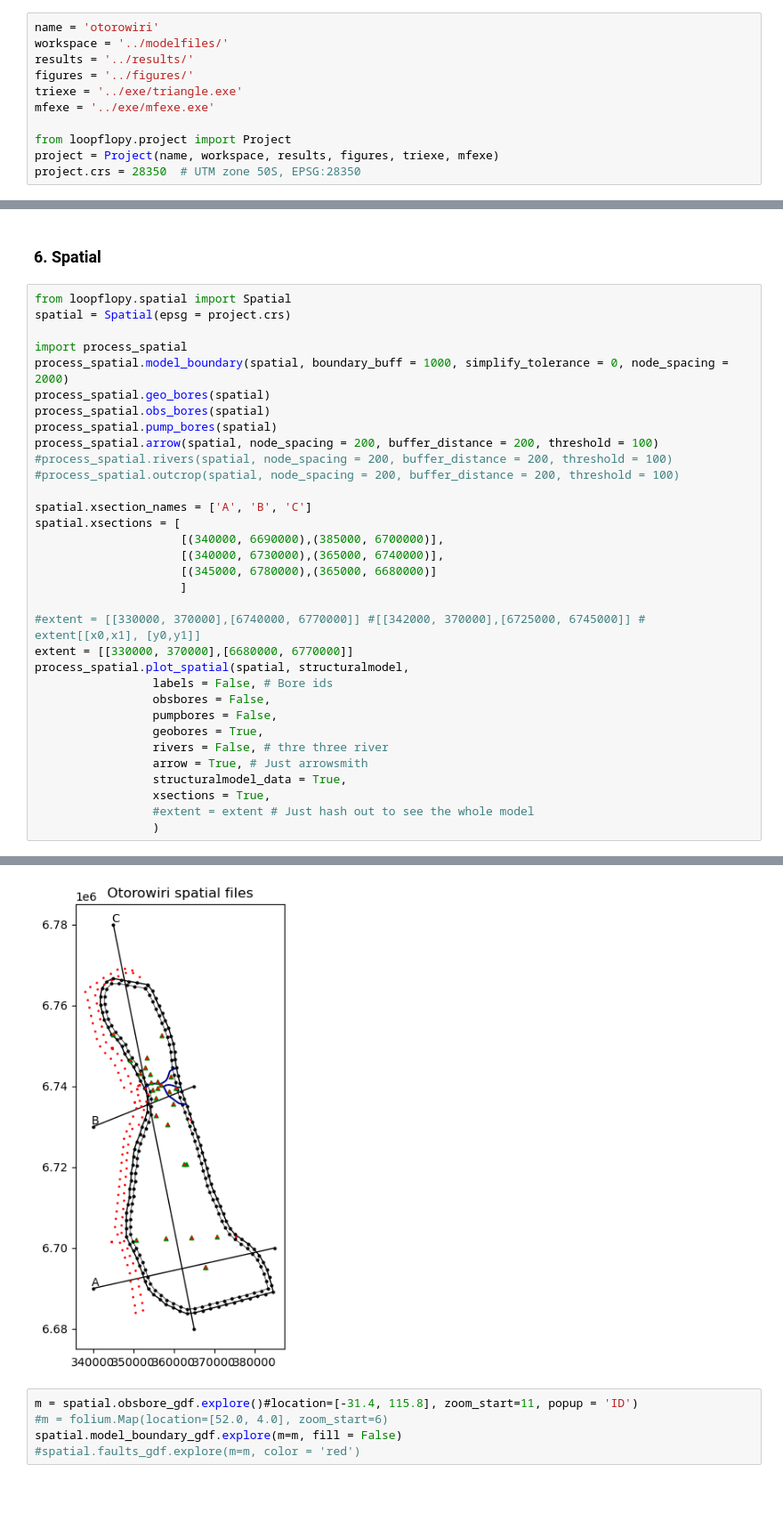
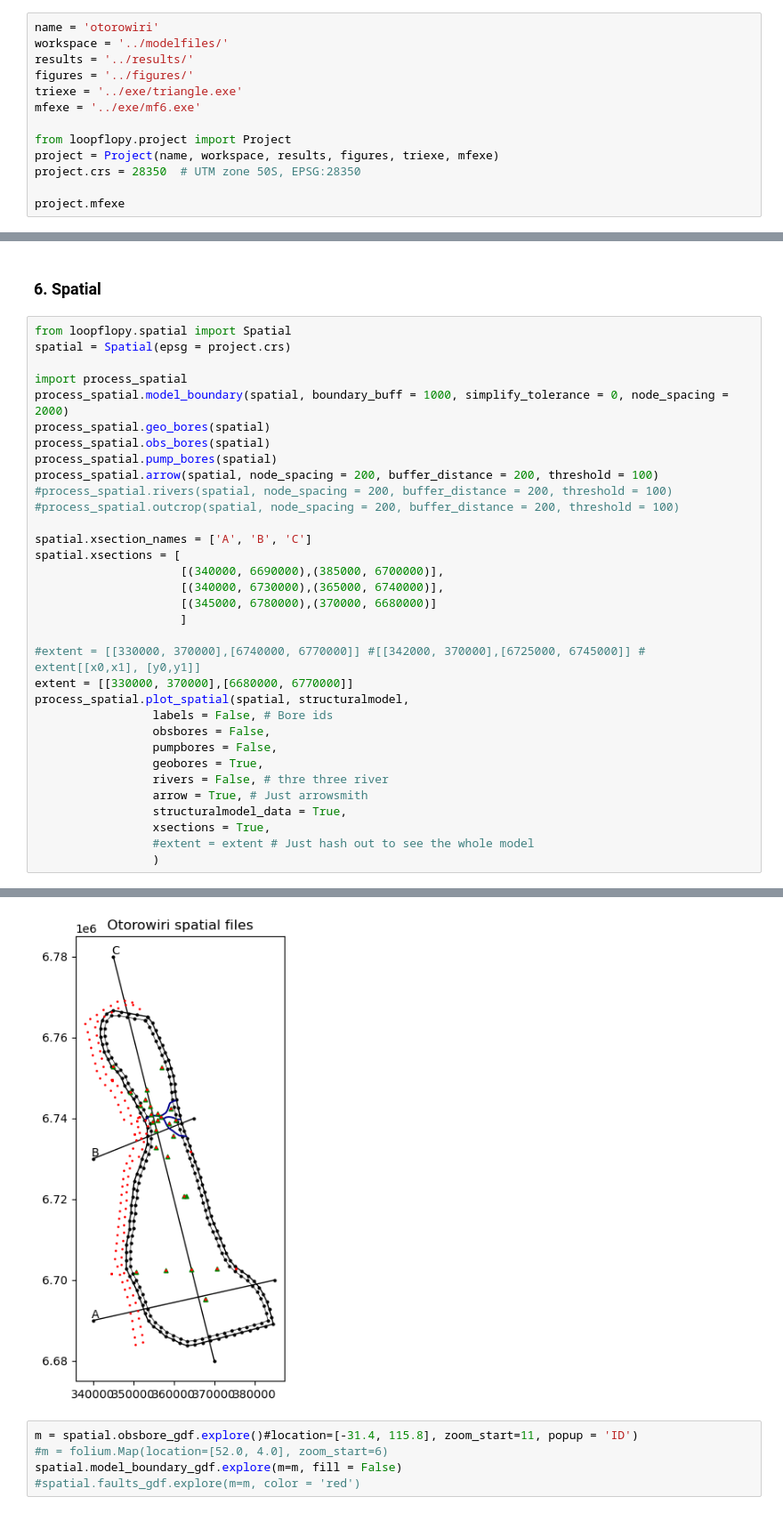
Before and after one commit to malvina-chmielarski/Otorowiri, a Jupyter notebook: scripts/Otorowiri_main.ipynb, the cells around one changed output, grey strips where cells are left out. Shown at 89% size. Cells and saved outputs as stored; diff of their text form.

```diff
--- a/scripts/Otorowiri_main.ipynb
+++ b/scripts/Otorowiri_main.ipynb
@@ -33,8 +33,10 @@ workspace = '../modelfiles/'
 results = '../results/'
 figures = '../figures/'
 triexe = '../exe/triangle.exe'
-mfexe = '../exe/mfexe.exe'
+mfexe = '../exe/mf6.exe'
 
 from loopflopy.project import Project
 project = Project(name, workspace, results, figures, triexe, mfexe)
 project.crs = 28350  # UTM zone 50S, EPSG:28350
+
+project.mfexe
@@ -188,35 +202,35 @@ import process_spatial
 process_spatial.model_boundary(spatial, boundary_buff = 1000, simplify_tolerance = 0, node_spacing = 2000)
 process_spatial.geo_bores(spatial)
 process_spatial.obs_bores(spatial)
 process_spatial.pump_bores(spatial)
 process_spatial.arrow(spatial, node_spacing = 200, buffer_distance = 200, threshold = 100)
 #process_spatial.rivers(spatial, node_spacing = 200, buffer_distance = 200, threshold = 100)
 #process_spatial.outcrop(spatial, node_spacing = 200, buffer_distance = 200, threshold = 100)
 
 spatial.xsection_names = ['A', 'B', 'C']
 spatial.xsections = [
                      [(340000, 6690000),(385000, 6700000)],
                      [(340000, 6730000),(365000, 6740000)],
-                     [(345000, 6780000),(365000, 6680000)]
+                     [(345000, 6780000),(370000, 6680000)]
                      ]
 
 #extent = [[330000, 370000],[6740000, 6770000]] #[[342000, 370000],[6725000, 6745000]] # extent[[x0,x1], [y0,y1]]
 extent = [[330000, 370000],[6680000, 6770000]]
 process_spatial.plot_spatial(spatial, structuralmodel,
                  labels = False, # Bore ids
                  obsbores = False,
                  pumpbores = False,
                  geobores = True,
                  rivers = False, # thre three river
                  arrow = True, # Just arrowsmith
                  structuralmodel_data = True,
                  xsections = True,
                  #extent = extent # Just hash out to see the whole model
                  )
 # %% [output]
 POLYGON ((361337.20725018514 6735522.680110534, 361318.55532478204 6735525.34676506, 361300.2371096979 6735529.756794962, 361282.41518154956 6735535.871060632, 361265.24771234096 6735543.635297142, 36 ...
 Removing  2  that are too close to the boundary.
-[figure, old version]
+[figure, new version]
 # %%
 m = spatial.obsbore_gdf.explore()#location=[-31.4, 115.8], zoom_start=11, popup = 'ID')
 #m = folium.Map(location=[52.0, 4.0], zoom_start=6)
```
Also changed, not shown: parts of 35 cells of this notebook, 7 other files.
